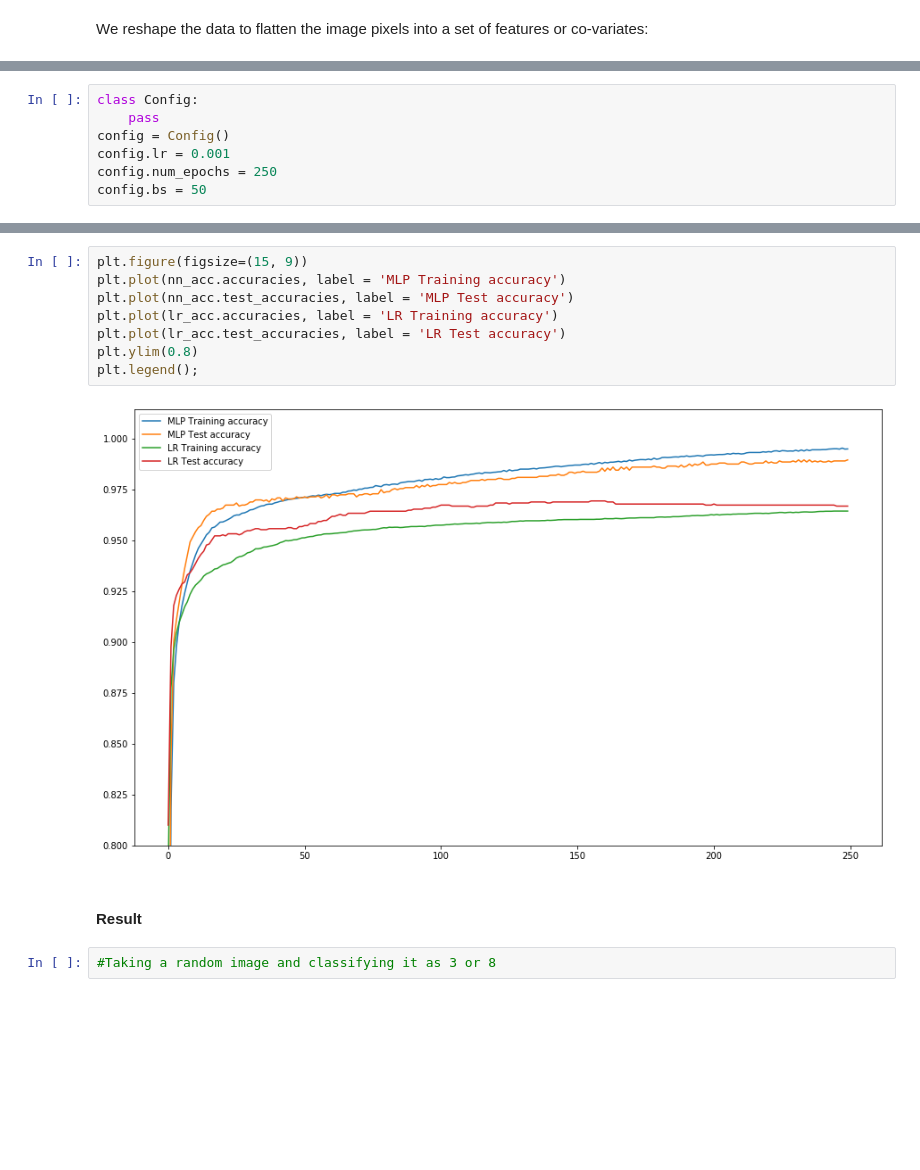
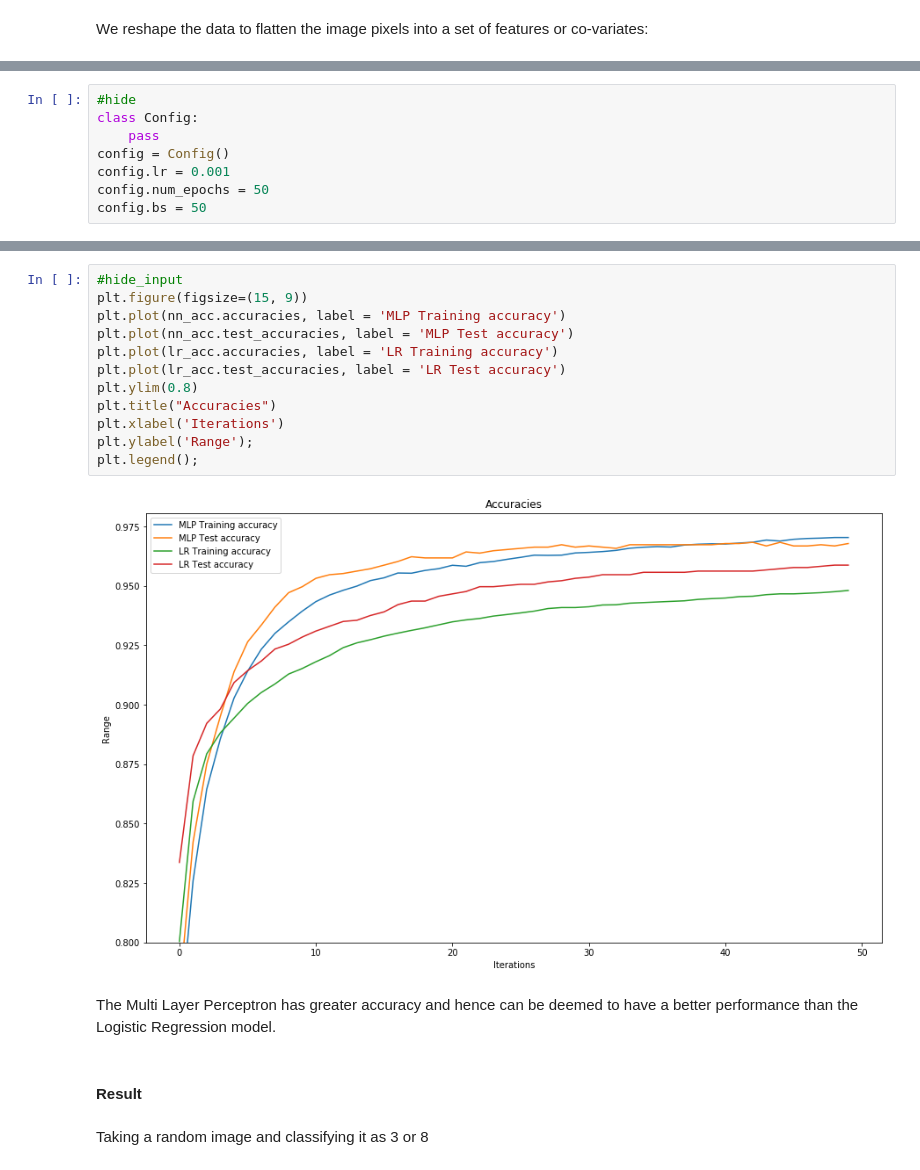
Before and after one commit to PrasannaDK/Univ-AI-FastBlogs, a Jupyter notebook: _notebooks/2020-08-08-Kudzu-ANN.ipynb, the cells around one changed output, grey strips where cells are left out. Drawn from its saved outputs; the diff is of its cells as text; blank space fills up the shorter version.

```diff
--- a/_notebooks/2020-08-08-Kudzu-ANN.ipynb
+++ b/_notebooks/2020-08-08-Kudzu-ANN.ipynb
@@ -140,9 +123,10 @@ from kudzu.train import Learner
 from collections import namedtuple
 # %%
+#hide
 class Config:
     pass
 config = Config()
 config.lr = 0.001
-config.num_epochs = 250
+config.num_epochs = 50
 config.bs = 50
 # %%
@@ -475,15 +569,21 @@ Multi Layer Perceptron is better than Logistic Regression in Test Accuracies by
 # %%
+#hide_input
 plt.figure(figsize=(15, 9))
 plt.plot(nn_acc.accuracies, label = 'MLP Training accuracy')
 plt.plot(nn_acc.test_accuracies, label = 'MLP Test accuracy')
 plt.plot(lr_acc.accuracies, label = 'LR Training accuracy')
 plt.plot(lr_acc.test_accuracies, label = 'LR Test accuracy')
 plt.ylim(0.8)
+plt.title("Accuracies")
+plt.xlabel('Iterations')
+plt.ylabel('Range');
 plt.legend();
 # %% [output]
-[figure, old version]
+[figure, new version]
+# %% [markdown]
+The Multi Layer Perceptron has greater accuracy and hence can be deemed to have a better performance than the Logistic Regression model.
 # %% [markdown]
 #### Result
-# %%
-#Taking a random image and classifying it as 3 or 8
+# %% [markdown]
+Taking a random image and classifying it as 3 or 8
 # %%
```
Also changed, not shown: parts of 117 cells of this notebook, 2 other files.
